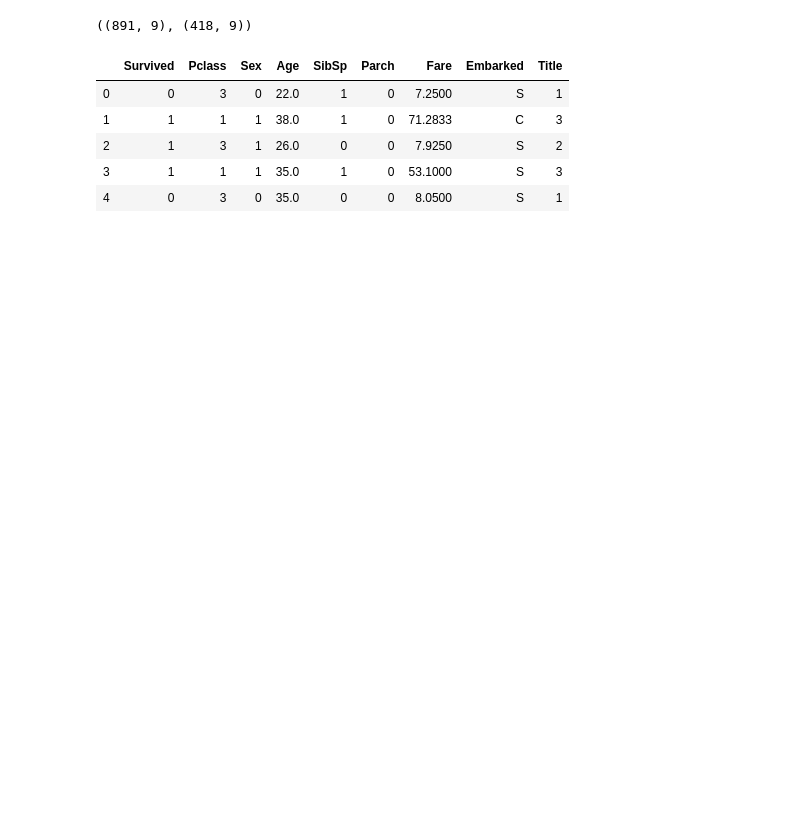
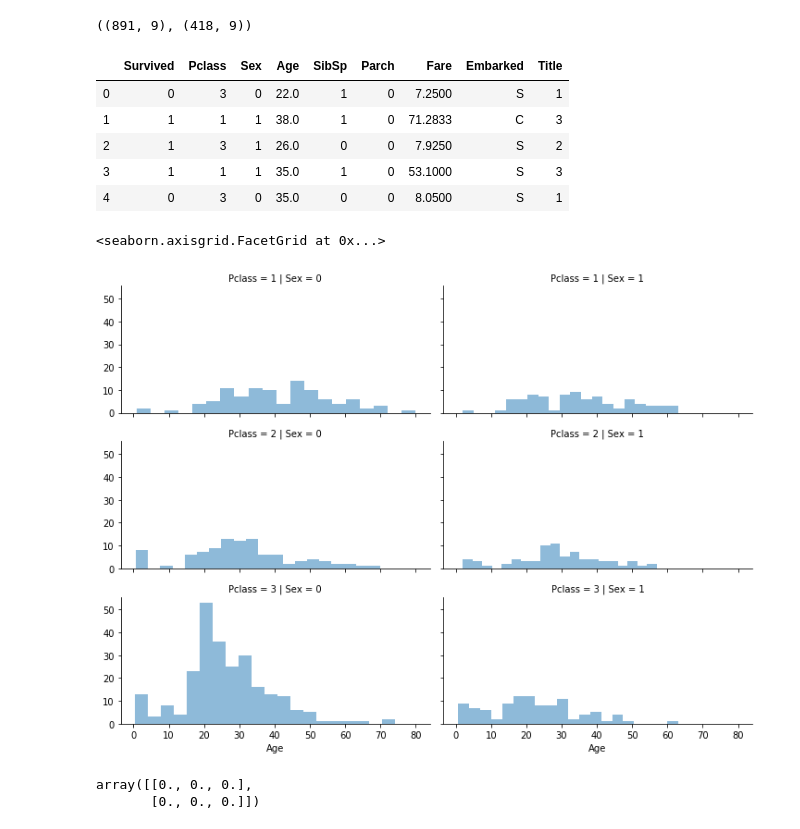
Before and after one commit to CoachCooz/Titanic-Machine-Learning, a Jupyter notebook: Machine Learning and the Titanic.ipynb, the cells around one changed output. Drawn from its saved outputs; the diff is of its cells as text; code cells hidden in the pictures; blank space fills up the shorter version.

```diff
--- a/Machine Learning and the Titanic.ipynb
+++ b/Machine Learning and the Titanic.ipynb
@@ -229,3 +229,16 @@ train.head()
 | 2 | 1 | 3 | 1 | 26.0 | 0 | 0 | 7.9250 | S | 2 |
 | 3 | 1 | 1 | 1 | 35.0 | 1 | 0 | 53.1000 | S | 3 |
 | 4 | 0 | 3 | 0 | 35.0 | 0 | 0 | 8.0500 | S | 1 |
+# %%
+grid_3 = sns.FacetGrid(train, row='Pclass', col='Sex', height=2.5, aspect=2.0)
+grid_3.map(plt.hist, 'Age', alpha=.5, bins=20)
+grid_3.add_legend()
+# %% [output]
+<seaborn.axisgrid.FacetGrid at 0x...>
+[figure, added]
+# %%
+guess_age = np.zeros((2,3))
+guess_age
+# %% [output]
+array([[0., 0., 0.],
+       [0., 0., 0.]])
```
Also changed, not shown: parts of 2 cells of this notebook.
